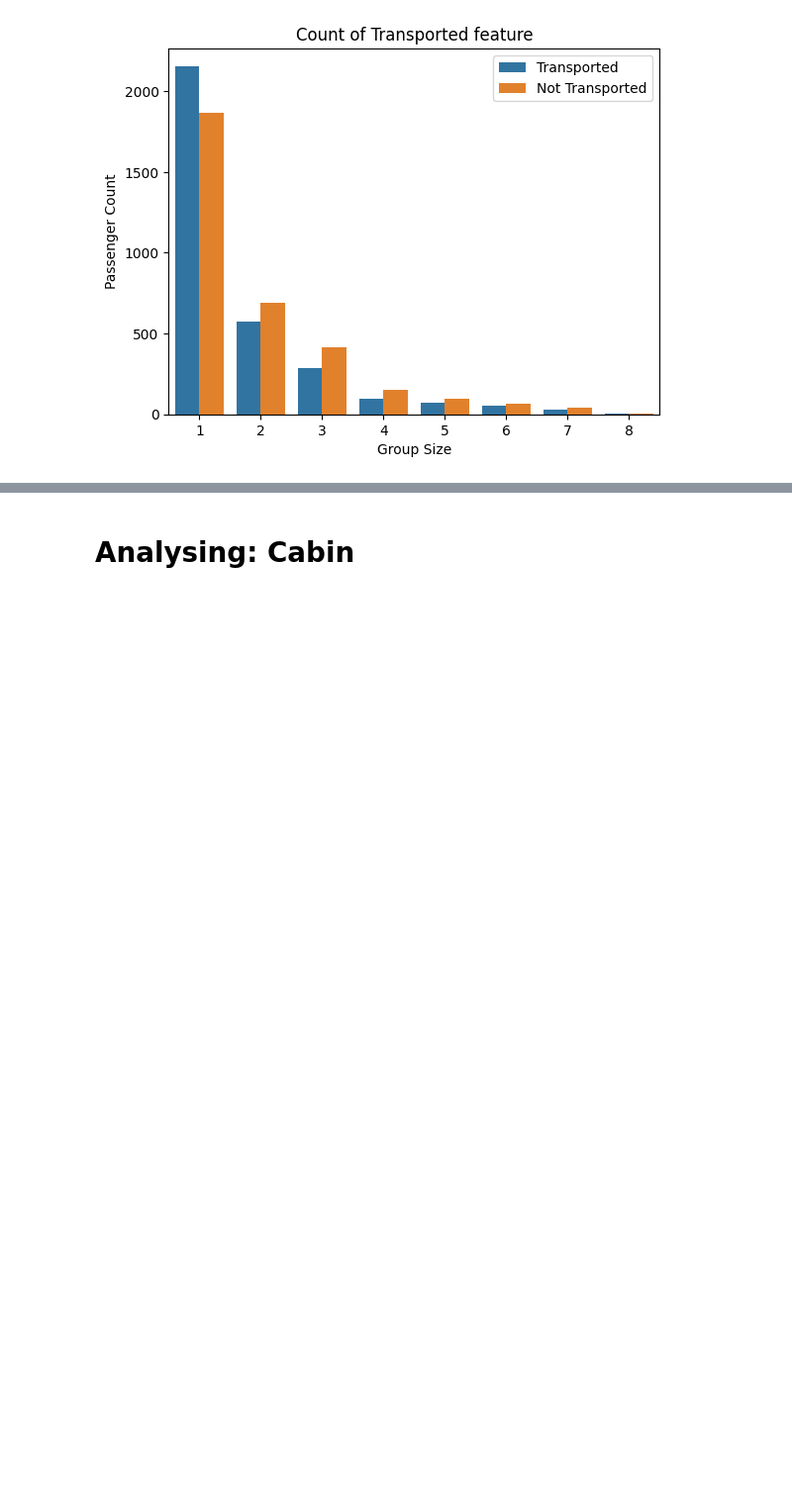
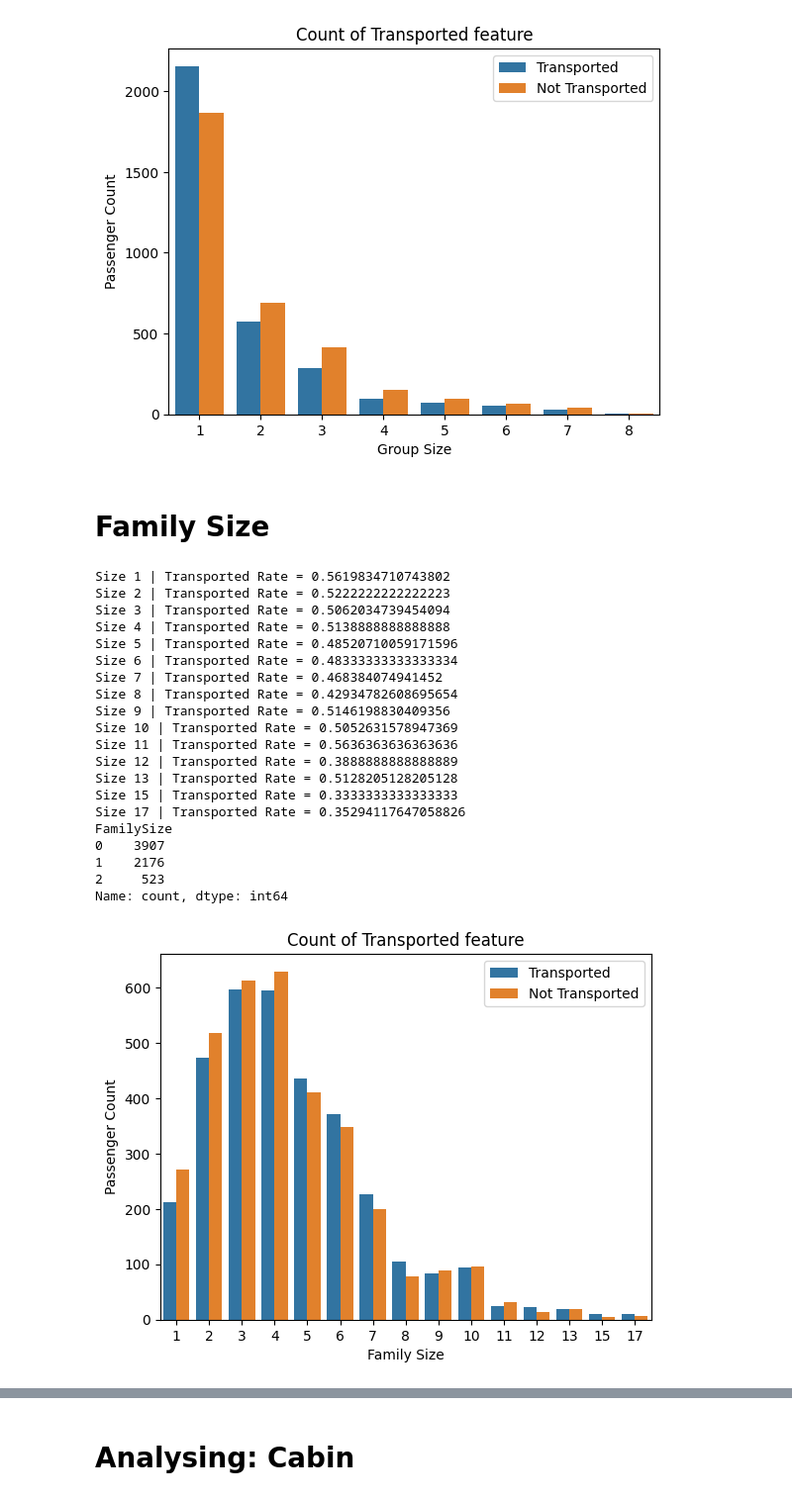
Before and after one commit to jp-al23/Kaggle-Challenges, a Jupyter notebook: Spaceship_Titanic/Data_Analysis.ipynb, the cells around one changed output, grey strips where cells are left out. Shown at 99% size. Cells and saved outputs as stored; diff of their text form; code cells hidden in the pictures; blank space fills up the shorter version.

Commit message:
last data analysis changes

```diff
--- a/Spaceship_Titanic/Data_Analysis.ipynb
+++ b/Spaceship_Titanic/Data_Analysis.ipynb
@@ -113,4 +121,58 @@ GroupSize
 2     368
 Name: count, dtype: int64
 [figure]
+# %% [markdown]
+# Family Size
+# %%
+df_copy = df_train.copy()
+df_copy["Name"] = df_copy["Name"].apply(lambda x: x.split()[-1])
+values_frequency = df_copy["Name"].value_counts()
+df_copy["FamilySize"] = df_copy["Name"].apply(lambda x: values_frequency.loc[x])
+
+for i in range(1,18):
+    group_i = df_copy[df_copy["FamilySize"] == i ]
+    if group_i.shape[0] == 0: continue
+    transported_i = group_i[ group_i["Transported"] == True ]
+    print("Size {} | Transported Rate = {}".format( i , transported_i.shape[0] / group_i.shape[0] ))
+
+ax = sns.countplot(x='FamilySize', hue='Transported', data=df_copy)
+plt.xlabel('Family Size')
+plt.ylabel('Passenger Count')
+plt.legend(["Transported", "Not Transported"])
+plt.title("Count of Transported feature")
+
+def final_categories(x):
+    if x <= 4:
+        return 0 # Small family
+
+    elif x <= 8:
+        return 1 # Medium family
+
+    else:
+        return 2 # Big family
+
+df_train["FamilySize"] = df_copy["FamilySize"].apply(final_categories)
+print(df_train["FamilySize"].value_counts())
+# %% [output]
+Size 1 | Transported Rate = 0.5619834710743802
+Size 2 | Transported Rate = 0.5222222222222223
+Size 3 | Transported Rate = 0.5062034739454094
+Size 4 | Transported Rate = 0.5138888888888888
+Size 5 | Transported Rate = 0.48520710059171596
+Size 6 | Transported Rate = 0.48333333333333334
+Size 7 | Transported Rate = 0.468384074941452
+Size 8 | Transported Rate = 0.42934782608695654
+Size 9 | Transported Rate = 0.5146198830409356
+Size 10 | Transported Rate = 0.5052631578947369
+Size 11 | Transported Rate = 0.5636363636363636
+Size 12 | Transported Rate = 0.3888888888888889
+Size 13 | Transported Rate = 0.5128205128205128
+Size 15 | Transported Rate = 0.3333333333333333
+Size 17 | Transported Rate = 0.35294117647058826
+FamilySize
+0    3907
+1    2176
+2     523
+Name: count, dtype: int64
+[figure, added]
 # %% [markdown]
```
Also changed, not shown: parts of 7 cells of this notebook.
